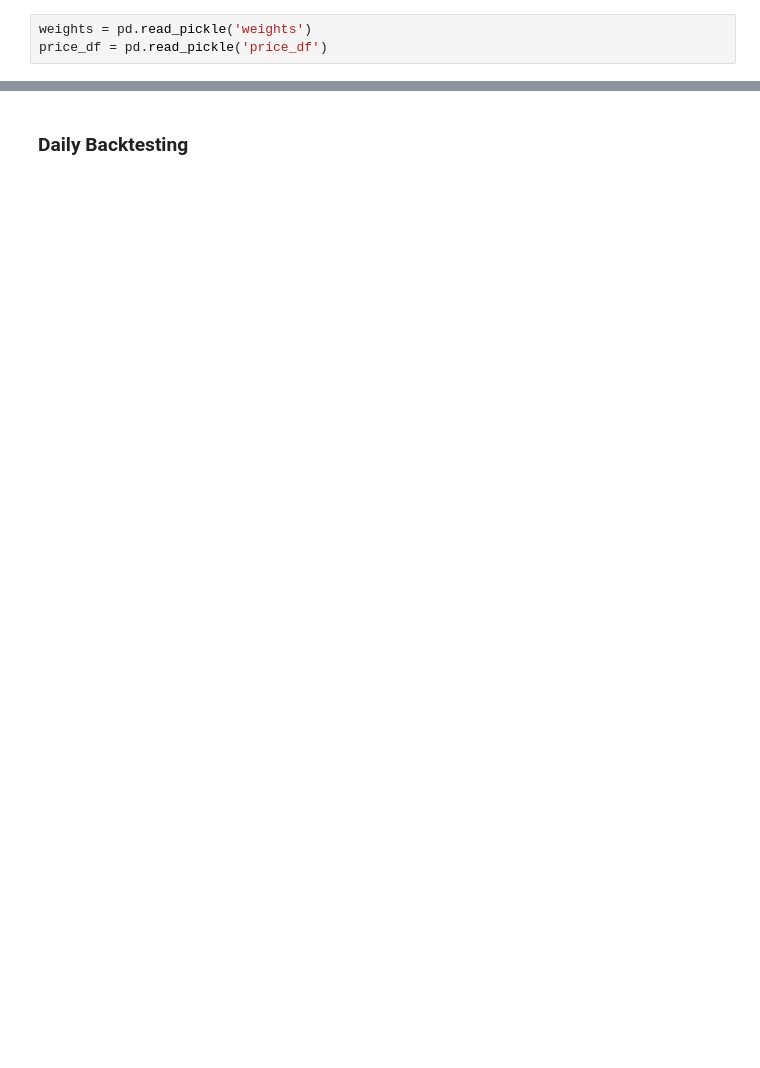
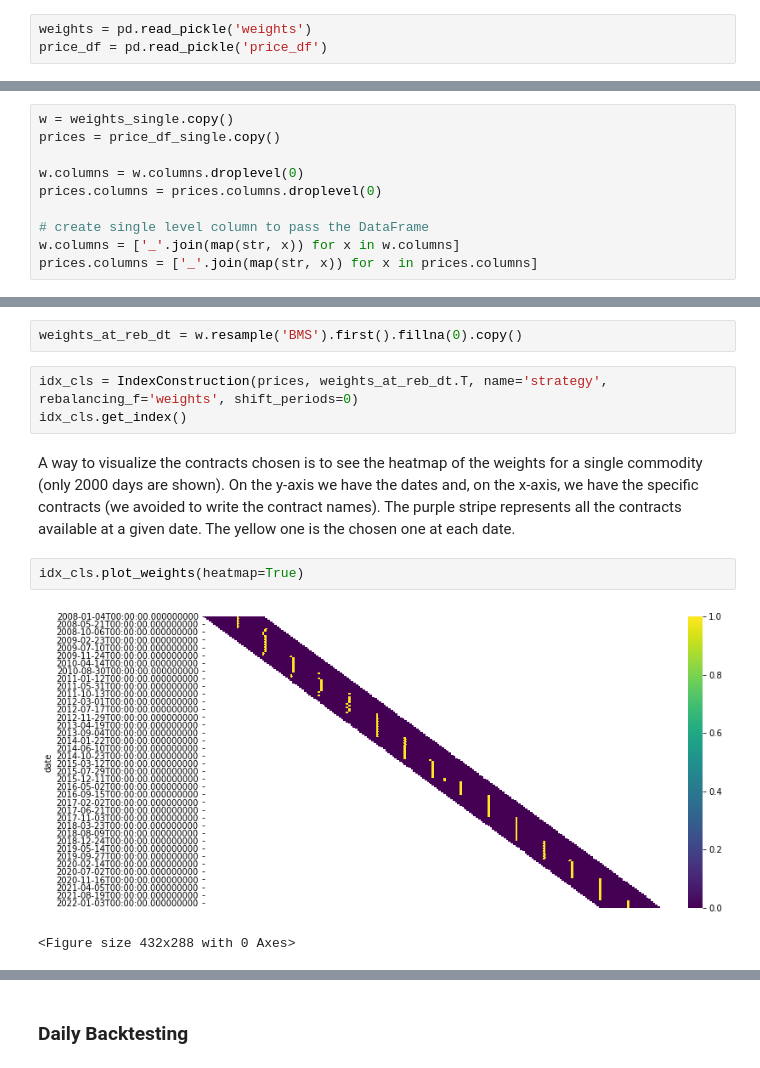
Before and after one commit to lucaberlanda/Magazzino, a Jupyter notebook: WisdomTreeAssignment.ipynb, the cells around one changed output, grey strips where cells are left out. Cells and saved outputs as stored; diff of their text form; blank space fills up the shorter version.

```diff
--- a/WisdomTreeAssignment.ipynb
+++ b/WisdomTreeAssignment.ipynb
@@ -213,0 +226,10 @@ price_df = pd.read_pickle('price_df')
+# %%
+w = weights_single.copy()
+prices = price_df_single.copy()
+
+w.columns = w.columns.droplevel(0)
+prices.columns = prices.columns.droplevel(0)
+
+# create single level column to pass the DataFrame
+w.columns = ['_'.join(map(str, x)) for x in w.columns]
+prices.columns = ['_'.join(map(str, x)) for x in prices.columns]
@@ -213,0 +241,12 @@ price_df = pd.read_pickle('price_df')
+# %%
+weights_at_reb_dt = w.resample('BMS').first().fillna(0).copy()
+# %%
+idx_cls = IndexConstruction(prices, weights_at_reb_dt.T, name='strategy', rebalancing_f='weights', shift_periods=0)
+idx_cls.get_index()
+# %% [markdown]
+A way to visualize the contracts chosen is to see the heatmap of the weights for a single commodity (only 2000 days are shown). On the y-axis we have the dates and, on the x-axis, we have the specific contracts (we avoided to write the contract names). The purple stripe represents all the contracts available at a given date. The yellow one is the chosen one at each date.
+# %%
+idx_cls.plot_weights(heatmap=True)
+# %% [output]
+[figure, added]
+<Figure size 432x288 with 0 Axes>
```
Also changed, not shown: parts of 28 cells of this notebook, 2 other files.
